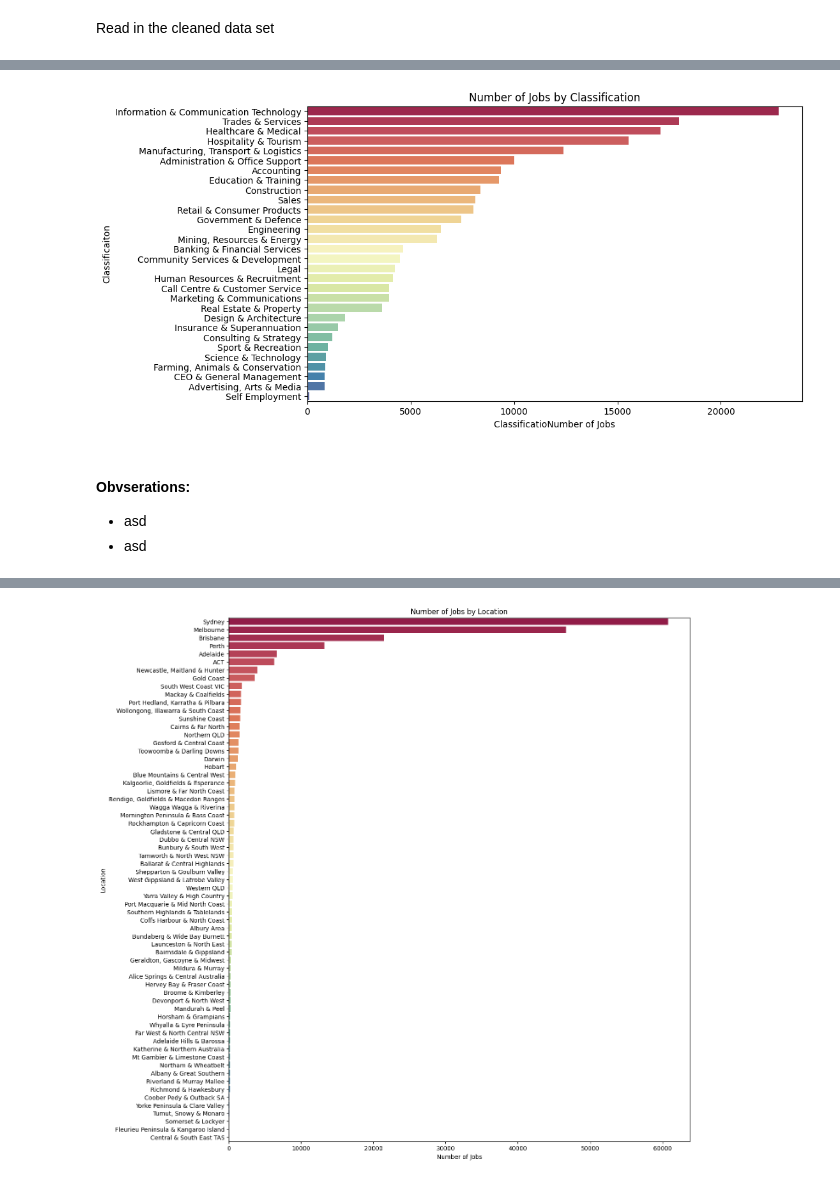
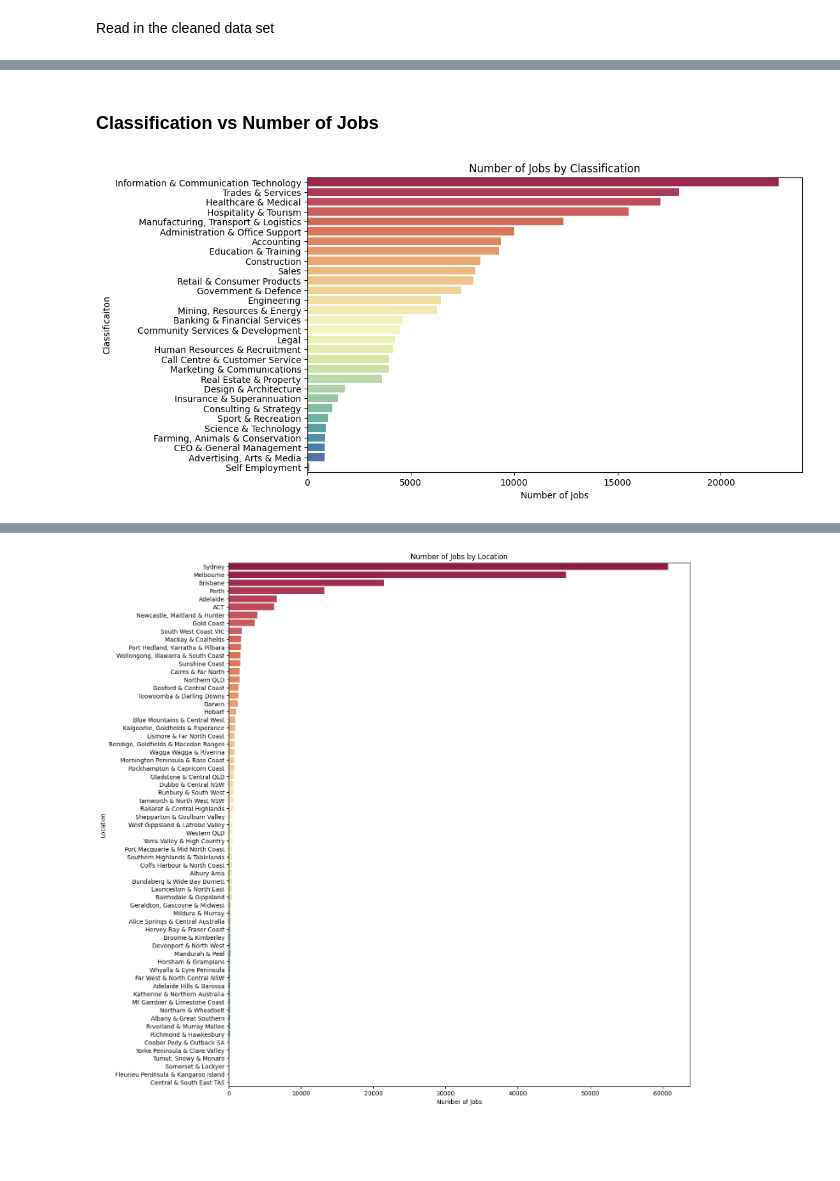
Before and after one commit to jrutho/BigDataAnalytics-Assignment1, a Jupyter notebook: Question2.ipynb, the cells around one changed output, grey strips where cells are left out. Cells and saved outputs as stored; diff of their text form; code cells hidden in the pictures; blank space fills up the shorter version.

```diff
--- a/Question2.ipynb
+++ b/Question2.ipynb
@@ -76,13 +50,11 @@ Talk about this
+# %% [markdown]
+### Classification vs Number of Jobs
 # %%
 plt.figure(figsize=(10, 6))
 sns.barplot(x=df['Classification'].value_counts(), y=df['Classification'].value_counts().index, hue=df['Classification'].value_counts().index, palette='Spectral')
 plt.title('Number of Jobs by Classification')
-plt.xlabel('ClassificatioNumber of Jobs')
+plt.xlabel('Number of Jobs')
 plt.ylabel('Classificaiton')
 plt.show()
 # %% [output]
-[figure, old version]
+[figure, new version]
-# %% [markdown]
-#### Obvserations:
-- asd
-- asd
```
Also changed, not shown: parts of 28 cells of this notebook, 1 other file.
